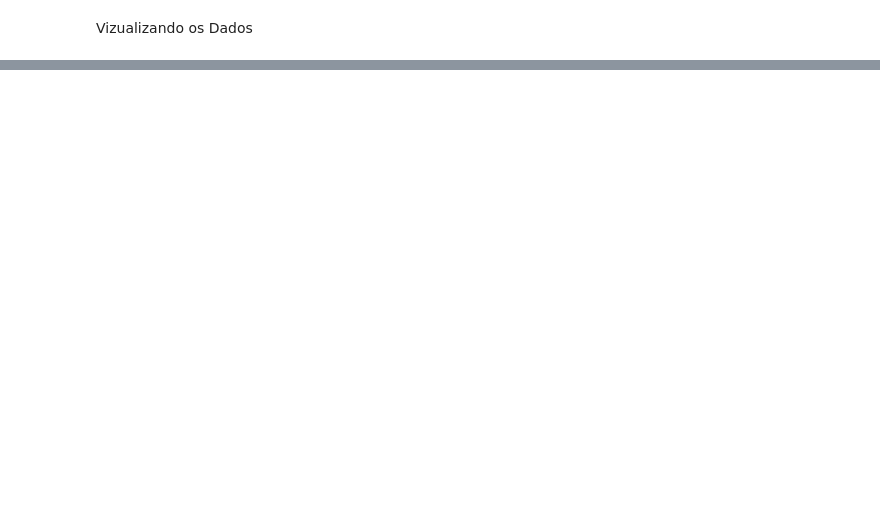
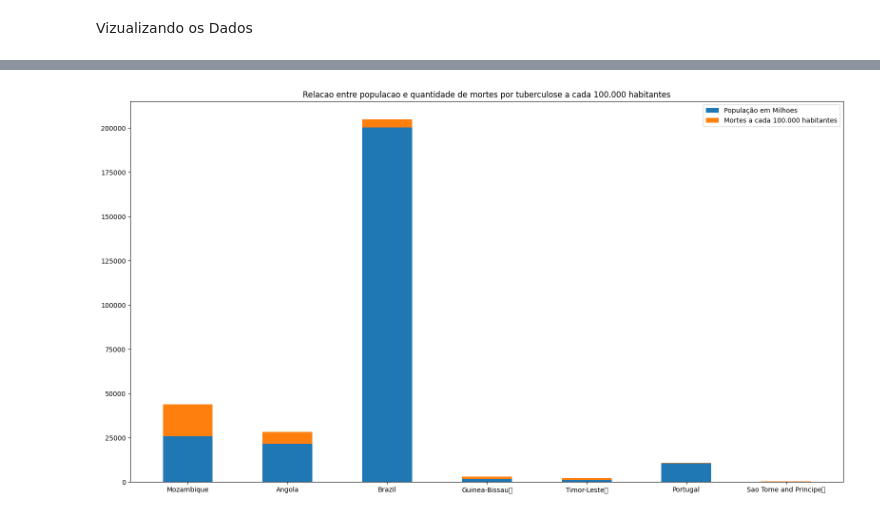
Before and after one commit to rachelresende/Desafio_Tuberculose, a Jupyter notebook: Desafio_Tuberculose.ipynb, the cells around one changed output, grey strips where cells are left out. Drawn from its saved outputs; the diff is of its cells as text; code cells hidden in the pictures; blank space fills up the shorter version.

```diff
--- a/Desafio_Tuberculose.ipynb
+++ b/Desafio_Tuberculose.ipynb
@@ -192,0 +169,28 @@ NameError: name 'rosechart' is not defined
+# %%
+fig = plt.figure(figsize=(15,8))
+ax = fig.add_axes([0, 0, 1, 1])
+
+bottom = np.zeros(7)
+
+# Example data
+people = (25834, 21472, 200362, 1704, 1133, 10608, 193)
+mortes = (18000, 6900, 4400, 1200, 990, 140, 18)
+y_pos = ('Mozambique', 'Angola', 'Brazil', 'Guinea-Bissau\t', 'Timor-Leste\t'	, 'Portugal', 'Sao Tome and Principe\t'	)
+performance =(25834, 21472, 200362, 1704, 1133, 10608, 193)
+
+weight_counts = {
+    "População em Milhoes": np.array(people),
+    "Mortes a cada 100.000 habitantes": np.array(mortes),
+}
+width = 0.5
+
+for boolean, weight_count in weight_counts.items():
+    p = ax.bar(y_pos, weight_count, width, label=boolean, bottom=bottom)
+    bottom += weight_count
+
+ax.set_title("Relacao entre populacao e quantidade de mortes por tuberculose a cada 100.000 habitantes")
+ax.legend(loc="upper right")
+
+plt.show()
+# %% [output]
+[figure, added]
```
Also changed, not shown: parts of 22 cells of this notebook.
